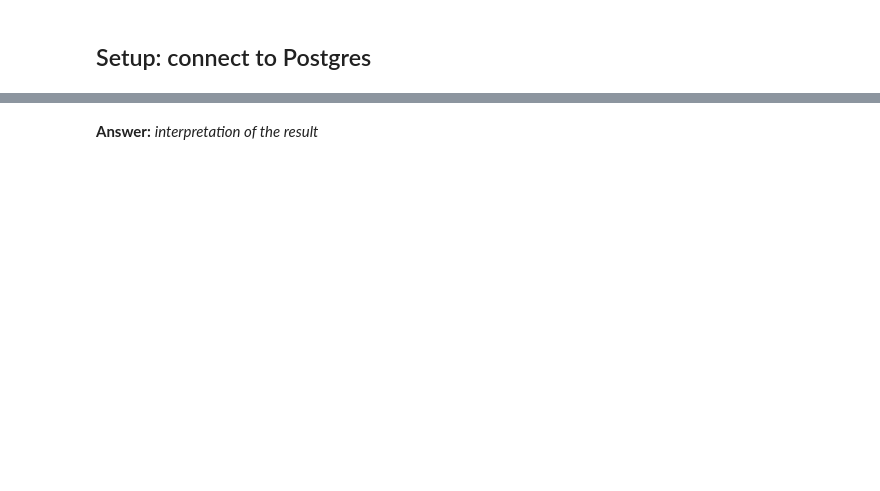
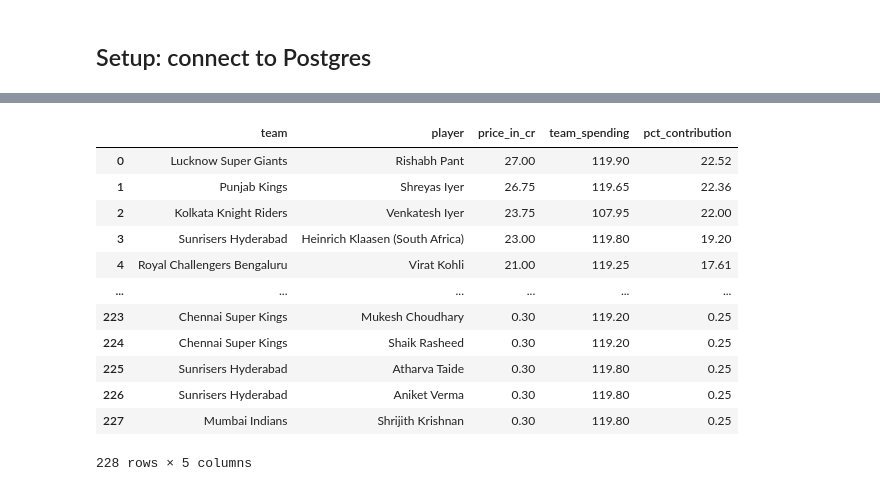
Before and after one commit to Lam-Truong/sql-case-studies, a Jupyter notebook: case_study_1/solution.ipynb, the cells around one changed output, grey strips where cells are left out. Drawn from its saved outputs; the diff is of its cells as text; code cells hidden in the pictures; blank space fills up the shorter version.

Commit message:
Complete all questions for the IPL teams analysis case study

```diff
--- a/case_study_1/solution.ipynb
+++ b/case_study_1/solution.ipynb
@@ -48,2 +260,24 @@ SELECT 1;
-# %% [markdown]
-**Answer:** _interpretation of the result_
+# %%
+%%sql
+SELECT
+    team
+    , player
+    , price_in_cr
+    , SUM(price_in_cr) OVER(PARTITION BY team) AS team_spending
+    , ROUND((price_in_cr / SUM(price_in_cr) OVER(PARTITION BY team)) * 100, 2) AS pct_contribution
+FROM ipl_players
+ORDER BY pct_contribution DESC;
+# %% [output]
+|  | team | player | price_in_cr | team_spending | pct_contribution |
+| 0 | Lucknow Super Giants | Rishabh Pant | 27.00 | 119.90 | 22.52 |
+| 1 | Punjab Kings | Shreyas Iyer | 26.75 | 119.65 | 22.36 |
+| 2 | Kolkata Knight Riders | Venkatesh Iyer | 23.75 | 107.95 | 22.00 |
+| 3 | Sunrisers Hyderabad | Heinrich Klaasen (South Africa) | 23.00 | 119.80 | 19.20 |
+| 4 | Royal Challengers Bengaluru | Virat Kohli | 21.00 | 119.25 | 17.61 |
+| ... | ... | ... | ... | ... | ... |
+| 223 | Chennai Super Kings | Mukesh Choudhary | 0.30 | 119.20 | 0.25 |
+| 224 | Chennai Super Kings | Shaik Rasheed | 0.30 | 119.20 | 0.25 |
+| 225 | Sunrisers Hyderabad | Atharva Taide | 0.30 | 119.80 | 0.25 |
+| 226 | Sunrisers Hyderabad | Aniket Verma | 0.30 | 119.80 | 0.25 |
+| 227 | Mumbai Indians | Shrijith Krishnan | 0.30 | 119.80 | 0.25 |
+228 rows × 5 columns
```
Also changed, not shown: parts of 43 cells of this notebook.
